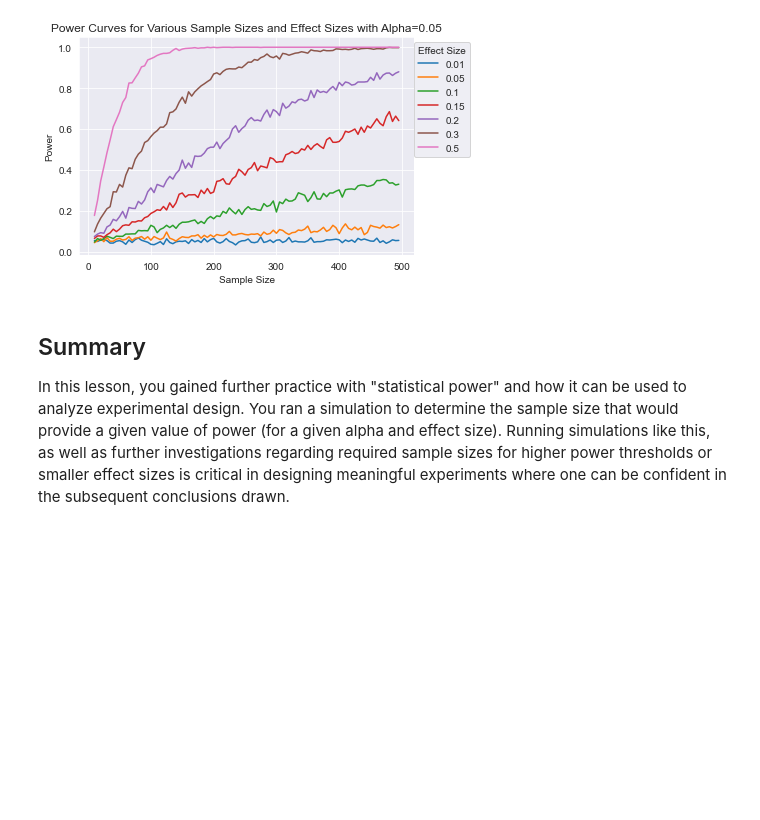
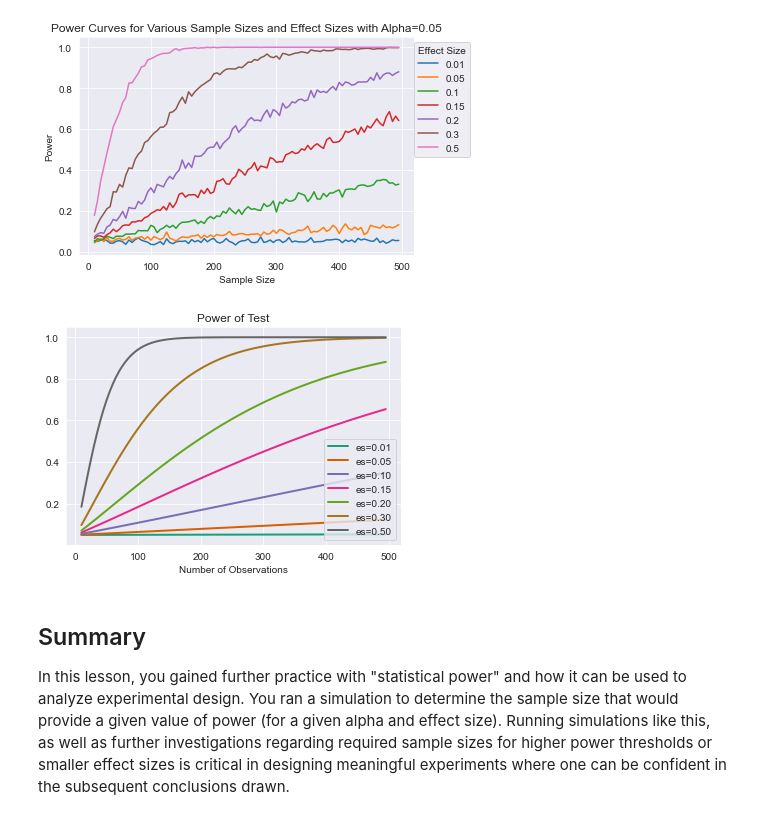
Before and after one commit to ghcn345/dsc-statistical-power-lab, a Jupyter notebook: index.ipynb, the cells around one changed output. Saved outputs shown, nothing was run; the diff lists cells and outputs as text; code cells hidden in the pictures; blank space fills up the shorter version.

```diff
--- a/index.ipynb
+++ b/index.ipynb
@@ -235,6 +235,11 @@ plt.ylabel('Power')
 # %% [output]
 Text(0, 0.5, 'Power')
 [figure]
+# %%
+power.plot_power(nobs=np.arange(10, 500, 5), effect_size=effect_sizes, alpha=0.05)
+plt.show()
+# %% [output]
+[figure, added]
 # %% [markdown]
 ## Summary
 
```
